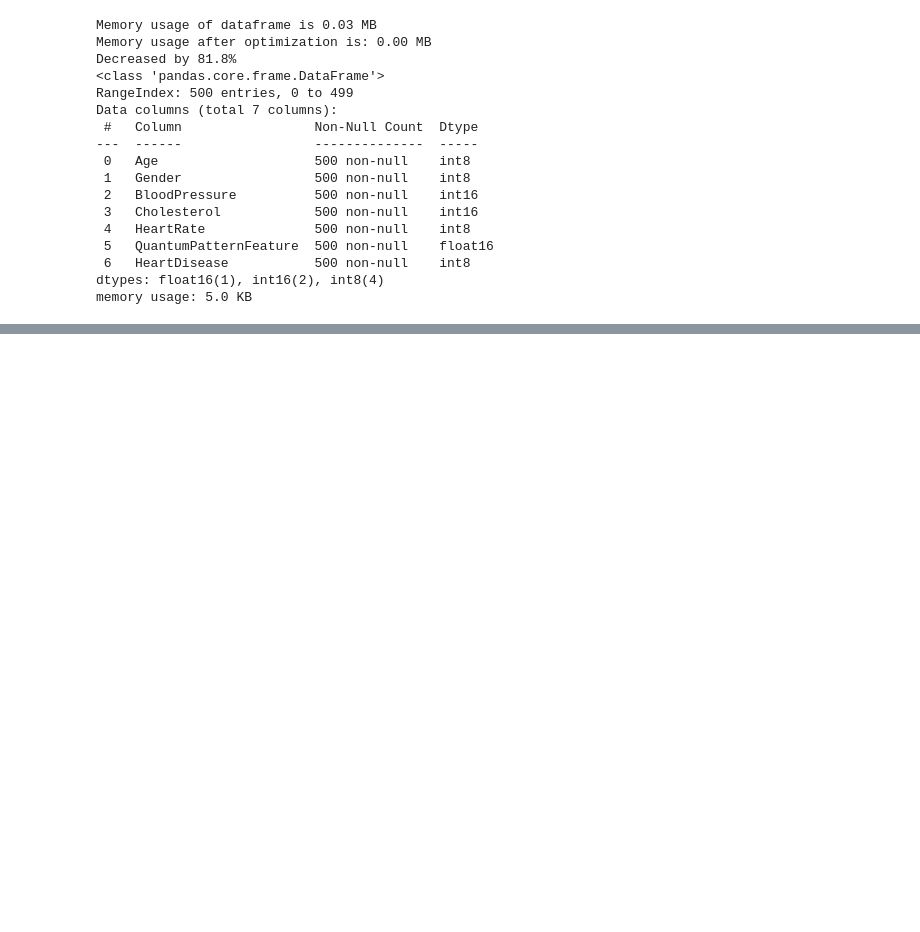
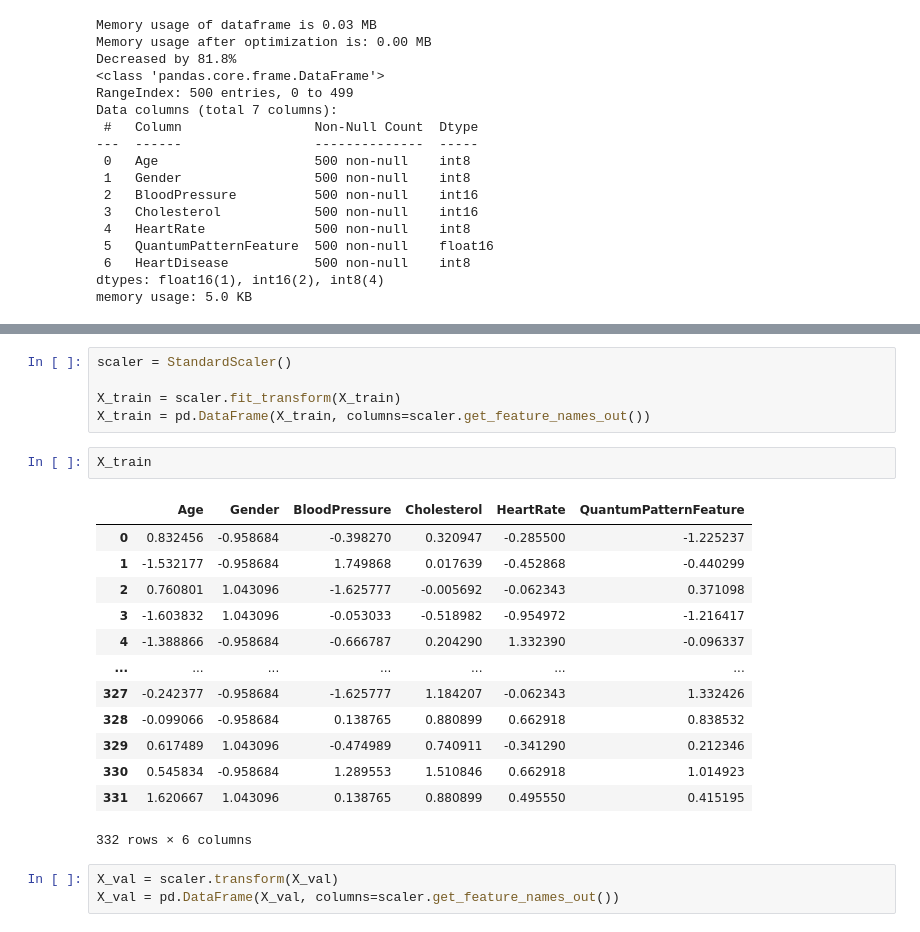
Before and after one commit to N1k1f0rM/mlflow_demo_ml_pipeline, a Jupyter notebook: model/model_pipi.ipynb, the cells around one changed output, grey strips where cells are left out. Saved outputs shown, nothing was run; the diff lists cells and outputs as text; blank space fills up the shorter version.

```diff
--- a/model/model_pipi.ipynb
+++ b/model/model_pipi.ipynb
@@ -108,0 +226,24 @@ memory usage: 5.0 KB
+# %%
+scaler = StandardScaler()
+
+X_train = scaler.fit_transform(X_train)
+X_train = pd.DataFrame(X_train, columns=scaler.get_feature_names_out())
+# %%
+X_train
+# %% [output]
+|  | Age | Gender | BloodPressure | Cholesterol | HeartRate | QuantumPatternFeature |
+| 0 | 0.832456 | -0.958684 | -0.398270 | 0.320947 | -0.285500 | -1.225237 |
+| 1 | -1.532177 | -0.958684 | 1.749868 | 0.017639 | -0.452868 | -0.440299 |
+| 2 | 0.760801 | 1.043096 | -1.625777 | -0.005692 | -0.062343 | 0.371098 |
+| 3 | -1.603832 | 1.043096 | -0.053033 | -0.518982 | -0.954972 | -1.216417 |
+| 4 | -1.388866 | -0.958684 | -0.666787 | 0.204290 | 1.332390 | -0.096337 |
+| ... | ... | ... | ... | ... | ... | ... |
+| 327 | -0.242377 | -0.958684 | -1.625777 | 1.184207 | -0.062343 | 1.332426 |
+| 328 | -0.099066 | -0.958684 | 0.138765 | 0.880899 | 0.662918 | 0.838532 |
+| 329 | 0.617489 | 1.043096 | -0.474989 | 0.740911 | -0.341290 | 0.212346 |
+| 330 | 0.545834 | -0.958684 | 1.289553 | 1.510846 | 0.662918 | 1.014923 |
+| 331 | 1.620667 | 1.043096 | 0.138765 | 0.880899 | 0.495550 | 0.415195 |
+332 rows × 6 columns
+# %%
+X_val = scaler.transform(X_val)
+X_val = pd.DataFrame(X_val, columns=scaler.get_feature_names_out())
```
Also changed, not shown: parts of 27 cells of this notebook, 1 other file.
